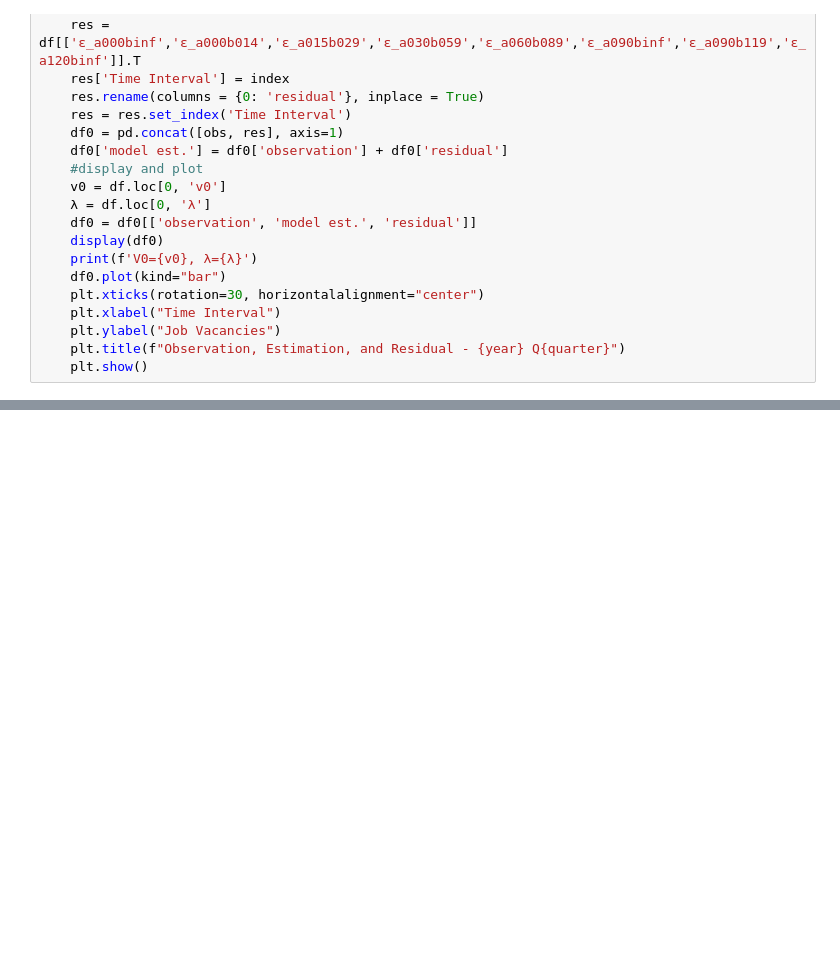
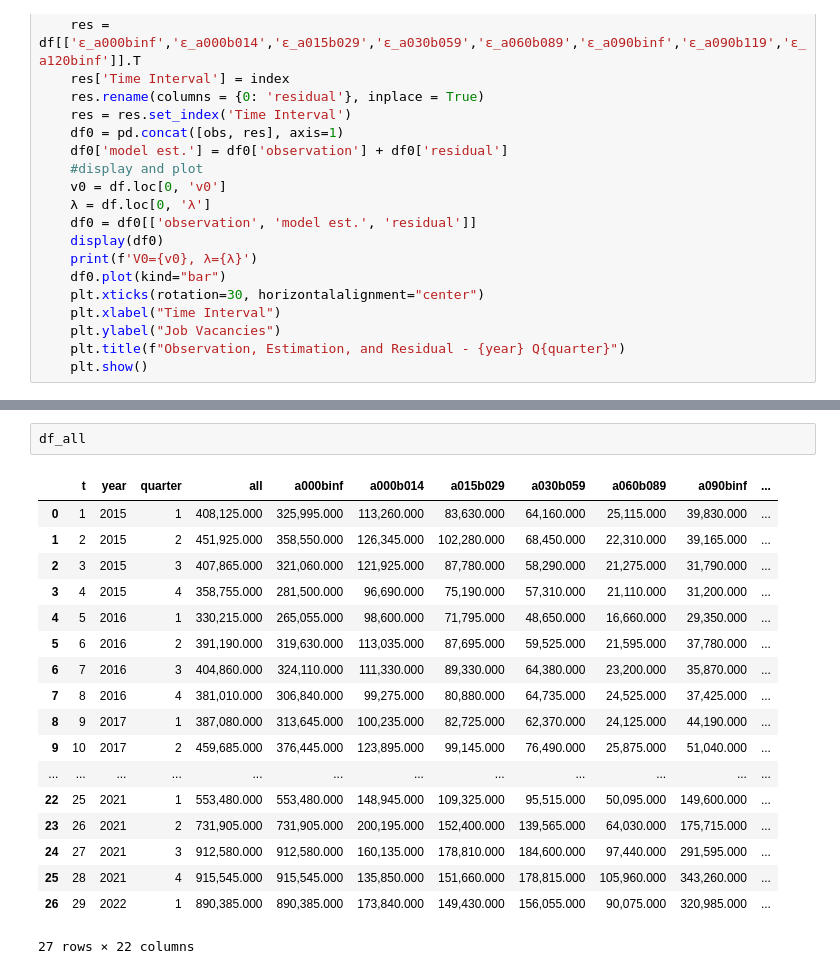
Before and after one commit to YanliangZhu/MAPaper, a Jupyter notebook: code.ipynb, the cells around one changed output, grey strips where cells are left out. Cells and saved outputs as stored; diff of their text form; blank space fills up the shorter version.

```diff
--- a/code.ipynb
+++ b/code.ipynb
@@ -171,0 +247,21 @@ V0=11279.200615900883, λ=0.962829927003636
+# %%
+df_all
+# %% [output]
+|  | t | year | quarter | all | a000binf | a000b014 | a015b029 | a030b059 | a060b089 | a090binf | ... |
+| 0 | 1 | 2015 | 1 | 408,125.000 | 325,995.000 | 113,260.000 | 83,630.000 | 64,160.000 | 25,115.000 | 39,830.000 | ... |
+| 1 | 2 | 2015 | 2 | 451,925.000 | 358,550.000 | 126,345.000 | 102,280.000 | 68,450.000 | 22,310.000 | 39,165.000 | ... |
+| 2 | 3 | 2015 | 3 | 407,865.000 | 321,060.000 | 121,925.000 | 87,780.000 | 58,290.000 | 21,275.000 | 31,790.000 | ... |
+| 3 | 4 | 2015 | 4 | 358,755.000 | 281,500.000 | 96,690.000 | 75,190.000 | 57,310.000 | 21,110.000 | 31,200.000 | ... |
+| 4 | 5 | 2016 | 1 | 330,215.000 | 265,055.000 | 98,600.000 | 71,795.000 | 48,650.000 | 16,660.000 | 29,350.000 | ... |
+| 5 | 6 | 2016 | 2 | 391,190.000 | 319,630.000 | 113,035.000 | 87,695.000 | 59,525.000 | 21,595.000 | 37,780.000 | ... |
+| 6 | 7 | 2016 | 3 | 404,860.000 | 324,110.000 | 111,330.000 | 89,330.000 | 64,380.000 | 23,200.000 | 35,870.000 | ... |
+| 7 | 8 | 2016 | 4 | 381,010.000 | 306,840.000 | 99,275.000 | 80,880.000 | 64,735.000 | 24,525.000 | 37,425.000 | ... |
+| 8 | 9 | 2017 | 1 | 387,080.000 | 313,645.000 | 100,235.000 | 82,725.000 | 62,370.000 | 24,125.000 | 44,190.000 | ... |
+| 9 | 10 | 2017 | 2 | 459,685.000 | 376,445.000 | 123,895.000 | 99,145.000 | 76,490.000 | 25,875.000 | 51,040.000 | ... |
+| ... | ... | ... | ... | ... | ... | ... | ... | ... | ... | ... | ... |
+| 22 | 25 | 2021 | 1 | 553,480.000 | 553,480.000 | 148,945.000 | 109,325.000 | 95,515.000 | 50,095.000 | 149,600.000 | ... |
+| 23 | 26 | 2021 | 2 | 731,905.000 | 731,905.000 | 200,195.000 | 152,400.000 | 139,565.000 | 64,030.000 | 175,715.000 | ... |
+| 24 | 27 | 2021 | 3 | 912,580.000 | 912,580.000 | 160,135.000 | 178,810.000 | 184,600.000 | 97,440.000 | 291,595.000 | ... |
+| 25 | 28 | 2021 | 4 | 915,545.000 | 915,545.000 | 135,850.000 | 151,660.000 | 178,815.000 | 105,960.000 | 343,260.000 | ... |
+| 26 | 29 | 2022 | 1 | 890,385.000 | 890,385.000 | 173,840.000 | 149,430.000 | 156,055.000 | 90,075.000 | 320,985.000 | ... |
+27 rows × 22 columns
```
Also changed, not shown: parts of 11 cells of this notebook.
